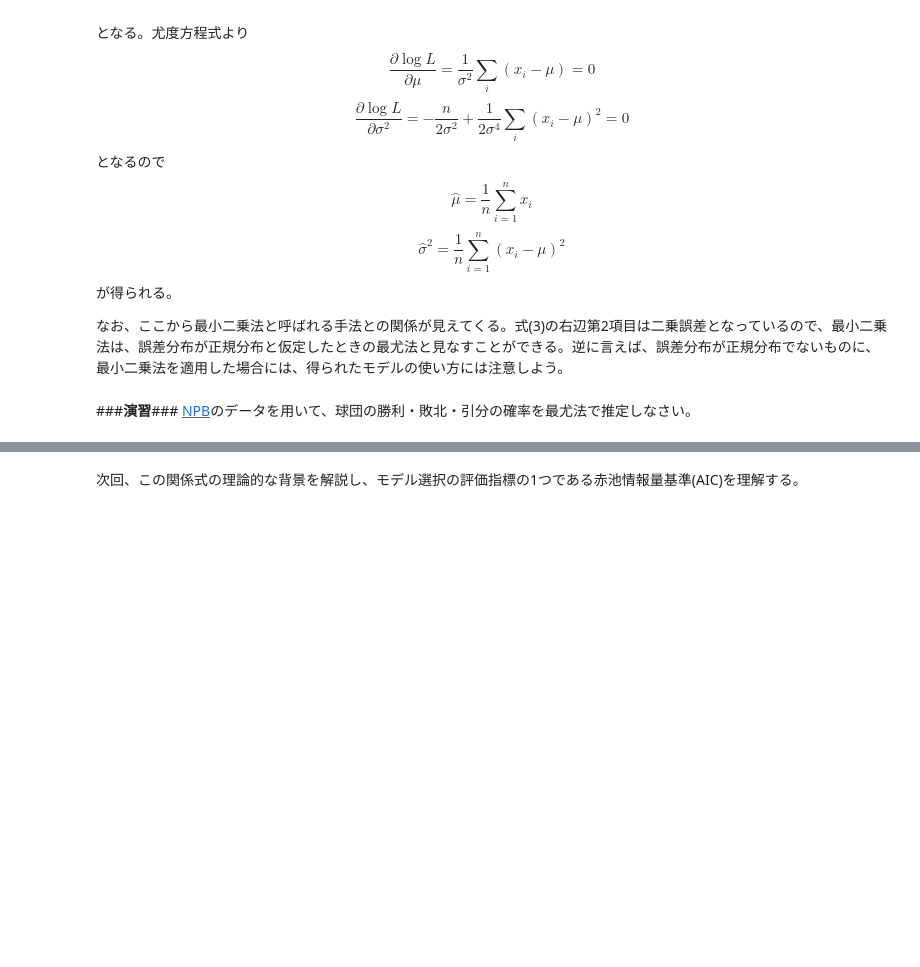
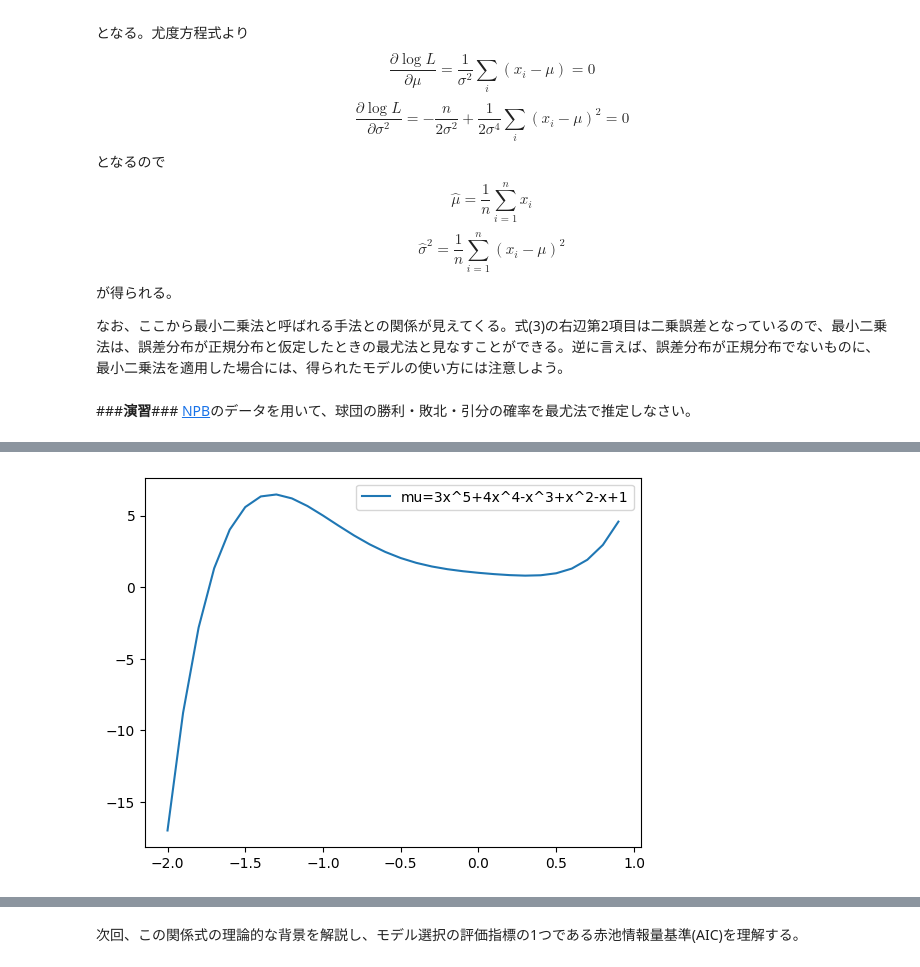
Before and after one commit to yasuhiroinoue/AppMathSci, a Jupyter notebook: 応用数理(11_08).ipynb, the cells around one changed output, grey strips where cells are left out. Drawn from its saved outputs; the diff is of its cells as text; code cells hidden in the pictures; blank space fills up the shorter version.

```diff
--- a/応用数理(11_08).ipynb
+++ b/応用数理(11_08).ipynb
@@ -297,0 +173,93 @@ $$(最尤モデルの平均対数尤度)=(最大対数尤度)-(モデルの自
+# %%
+## sys_sample, sampleの数を増やせば増やすほど、真の確率分布での期待値に近づく
+## （sys_sample=2000, sample=200 で実行時間は10秒程度）
+
+## 分散は既知とする
+import numpy as np
+from matplotlib import pyplot as plt
+
+## 乱数のシード（再現性のため固定。変えると図が変わる）
+rng = np.random.default_rng(0)
+
+### 真の分布の準備 ###
+## Standard Deviation = sigma ##
+sigma = 3
+
+## 平均値の関数 ##
+#y = 3x**5 + 4x**4 - x**3 + x**2 - x + 1
+p = np.poly1d( np.array([3, 4, -1, 1, -1, 1]) )
+x = np.arange(-2, 1, 0.1)
+n = x.shape[0]      # データ点の数
+mu = p(x)           # 各xにおけるYの平均値（真値）
+plt.plot(x, mu, label="mu=3x^5+4x^4-x^3+x^2-x+1")
+plt.legend()
+
+## 次数 ##
+## m_ini <= m < m_ini+m_size
+m_ini = 3
+m_size = 16
+
+## 最大対数尤度の期待値 E_X を求めるためのデータセット数（試験者の人数）
+sys_sample = 2000
+
+## 平均対数尤度 E_Z を求めるためのデータセット数
+sample = 200
+
+## バイアス評価のための配列: インデックスは多項式の次数 ##
+l_max_avg  = np.zeros(m_size)   # 最大対数尤度の期待値 E_X[l(theta_hat)]
+l_mean_avg = np.zeros(m_size)   # 平均対数尤度の期待値 E_X[l*(theta_hat)]
+bias       = np.zeros(m_size)   # 両者の差の期待値
+bias_se    = np.zeros(m_size)   # 差の標準誤差（モンテカルロ誤差の目安）
+
+## 初回のフィッティング用のデータ生成（E_X 側）##
+## モデル選択の意味から、同じデータ Y を全ての次数 m に対して共通に使う
+## Y[j, i] : j番目の試験者が得た、x[i] におけるデータ（正規分布）
+Y = mu + sigma * rng.standard_normal((sys_sample, n))
+
+for m in range(m_ini, m_ini + m_size):
+    ## フィッティング（最小二乗法 = 分散既知の正規分布に対する最尤法）##
+    ## 計画行列 V (n x (m+1)) を作り、全試験者分の最小二乗解をまとめて求める
+    V = np.vander(x, m + 1)                               # 列は x^m, ..., x, 1
+    A = np.linalg.lstsq(V, Y.T, rcond=None)[0]            # A[:, j] : j番目の試験者の係数 theta_hat
+    Y_hat = (V @ A).T                                     # Y_hat[j, i] : フィット値 f_m(x[i] | theta_hat_j)
+
+    ## 最大対数尤度 l(theta_hat) の計算 ##
+    ## -n/2*log(2pi*sigma**2) は平均対数尤度との差を取るときに消えるので最初から計算しない
+    l_max = -np.sum((Y - Y_hat)**2, axis=1) / (2.0 * sigma**2)       # 試験者ごと (sys_sample,)
+
+    ## 平均対数尤度 l*(theta_hat) の計算（E_Z 側）##
+    ## Z[j, s, i] : j番目の試験者が将来得る s番目のデータセットの x[i] における値
+    Z = mu + sigma * rng.standard_normal((sys_sample, sample, n))
+    l_mean = -np.sum((Z - Y_hat[:, None, :])**2, axis=2) / (2.0 * sigma**2)   # (sys_sample, sample)
+    l_mean = l_mean.mean(axis=1)                                            # Z について平均 (sys_sample,)
+
+    ## 試験者について平均（E_X）##
+    idx = m - m_ini
+    l_max_avg[idx]  = l_max.mean()
+    l_mean_avg[idx] = l_mean.mean()
+    bias[idx]       = (l_max - l_mean).mean()
+    bias_se[idx]    = (l_max - l_mean).std(ddof=1) / np.sqrt(sys_sample)
+
+## 図の描画 ##
+##モデルの自由パラメータの数はk=(m+1)個
+
+k = np.arange(m_ini + 1, m_ini + m_size + 1)
+fig = plt.figure(figsize=(16, 6))
+ax1 = fig.add_subplot(1, 2, 1)
+ax1.set_xlabel("k")
+ax1.plot(k, l_max_avg, label="Maximum log-likelihood")
+ax1.plot(k, l_mean_avg, label="Mean log-likelihood")
+ax1.legend()
+
+ax2 = fig.add_subplot(1, 2, 2)
+ax2.set_xlabel("k")
+ax2.set_ylabel("bias")
+ax2.errorbar(k, bias, yerr=bias_se, fmt="o", capsize=3, label="numerical (error bar: standard error)")
+ax2.plot(k, k, label="bias = k")
+ax2.legend()
+fig.show()
+
+print(" k   bias   (standard error)")
+for ki, bi, si in zip(k, bias, bias_se):
+    print(f"{ki:2d}  {bi:6.2f}  ({si:.2f})")
+# %% [output]
@@ -297,0 +283 @@ $$(最尤モデルの平均対数尤度)=(最大対数尤度)-(モデルの自
+[figure, added]
```
Also changed, not shown: parts of 6 cells of this notebook.
